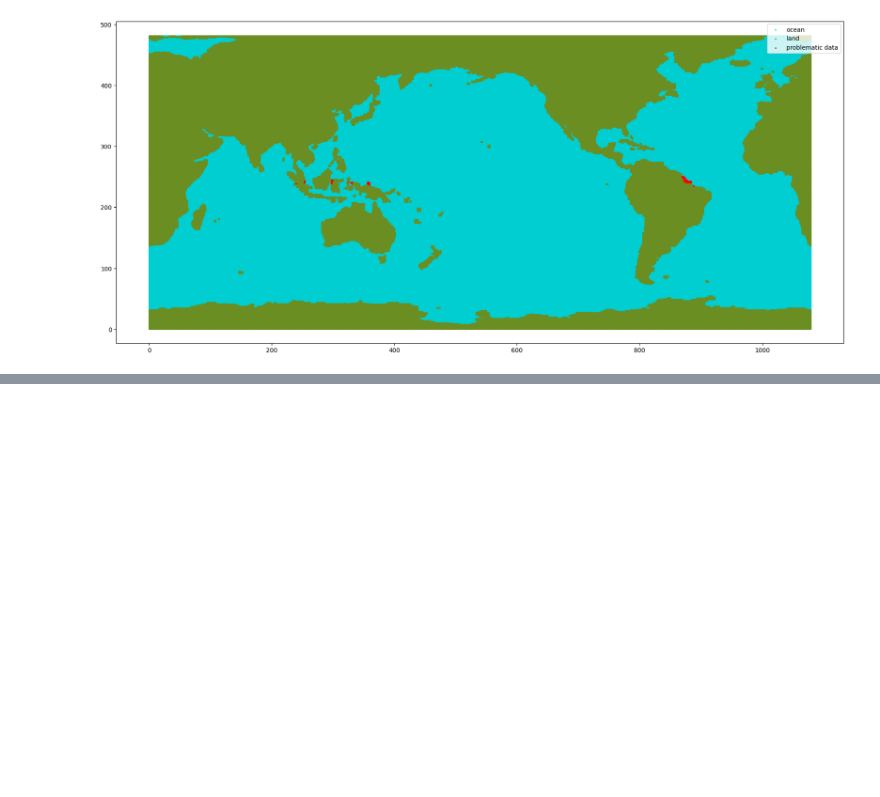
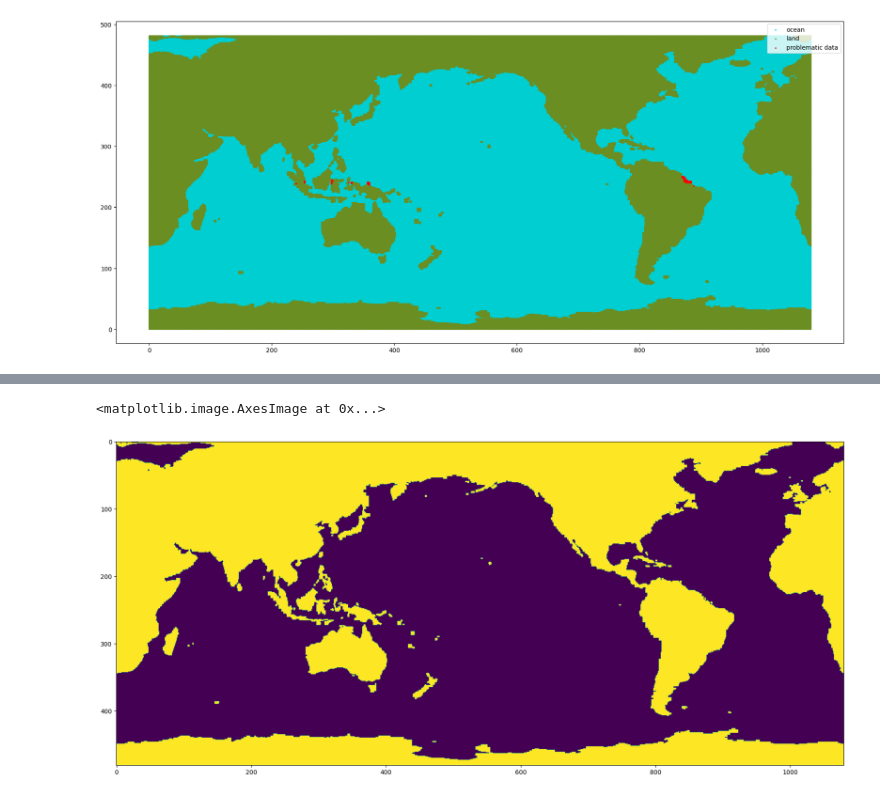
Before and after one commit to adarshramiyer/current-forecasting, a Jupyter notebook: eda.ipynb, the cells around one changed output, grey strips where cells are left out. Drawn from its saved outputs; the diff is of its cells as text; code cells hidden in the pictures; blank space fills up the shorter version.

Commit message:
rudimentary forecasting using vector fields

```diff
--- a/eda.ipynb
+++ b/eda.ipynb
@@ -101,0 +104,21 @@ ax.imshow(current_magnitudes, cmap='magma')
+# %%
+# generating vector field array and land
+
+vector_field = np.zeros((481, 1080, 2))
+is_land = np.zeros((481, 1080))
+
+fig, ax = plt.subplots(1, figsize=(21.6, 9.62))
+
+for i in range (len(u_data)):
+    c = i % 1080
+    r = int(i / 1080)
+    if (u_data[i] == None or v_data[i] == None):
+        vector_field[r][c] = [0, 0]
+        is_land[r][c] = 1
+        continue
+    vector_field[r][c] = [u_data[i], v_data[i]]
+
+ax.imshow(is_land)
+# %% [output]
+<matplotlib.image.AxesImage at 0x...>
+[figure, added]
```
Also changed, not shown: parts of 2 cells of this notebook.
